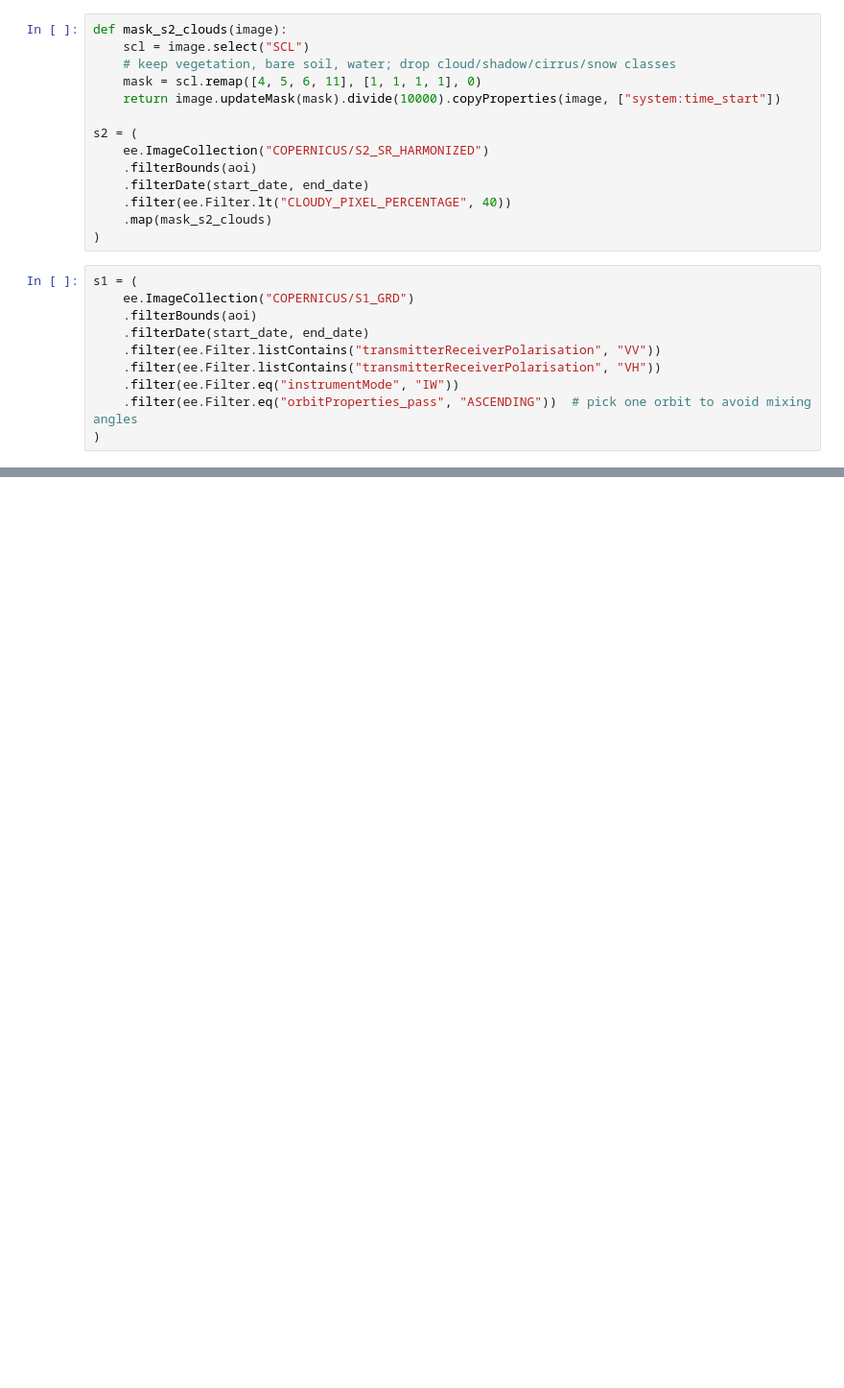
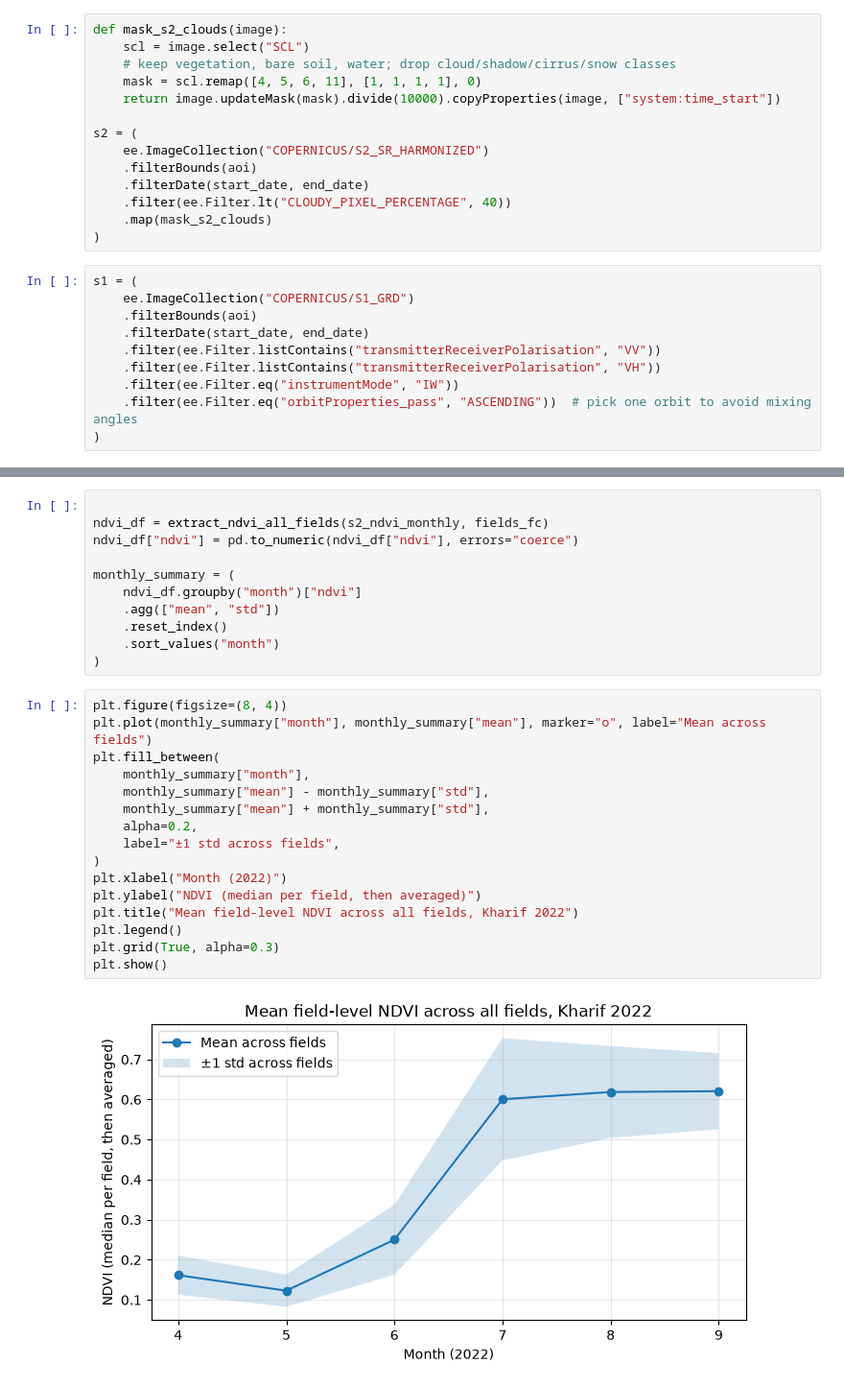
Before and after one commit to toschka123/CottonCondition, a Jupyter notebook: PyCotton.ipynb, the cells around one changed output, grey strips where cells are left out. Shown at 96% size. Cells and saved outputs as stored; diff of their text form; blank space fills up the shorter version.

```diff
--- a/PyCotton.ipynb
+++ b/PyCotton.ipynb
@@ -106,0 +279,29 @@ plt.show()
+# %%
+
+ndvi_df = extract_ndvi_all_fields(s2_ndvi_monthly, fields_fc)
+ndvi_df["ndvi"] = pd.to_numeric(ndvi_df["ndvi"], errors="coerce")
+
+monthly_summary = (
+    ndvi_df.groupby("month")["ndvi"]
+    .agg(["mean", "std"])
+    .reset_index()
+    .sort_values("month")
+)
+# %%
+plt.figure(figsize=(8, 4))
+plt.plot(monthly_summary["month"], monthly_summary["mean"], marker="o", label="Mean across fields")
+plt.fill_between(
+    monthly_summary["month"],
+    monthly_summary["mean"] - monthly_summary["std"],
+    monthly_summary["mean"] + monthly_summary["std"],
+    alpha=0.2,
+    label="±1 std across fields",
+)
+plt.xlabel("Month (2022)")
+plt.ylabel("NDVI (median per field, then averaged)")
+plt.title("Mean field-level NDVI across all fields, Kharif 2022")
+plt.legend()
+plt.grid(True, alpha=0.3)
+plt.show()
+# %% [output]
+[figure, added]
```
Also changed, not shown: parts of 33 cells of this notebook.
